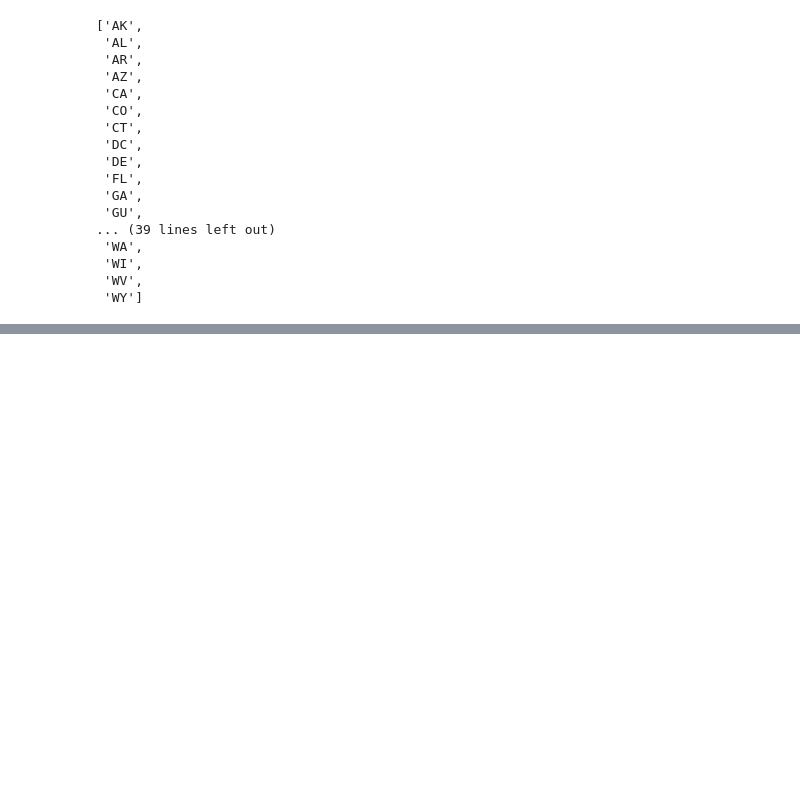
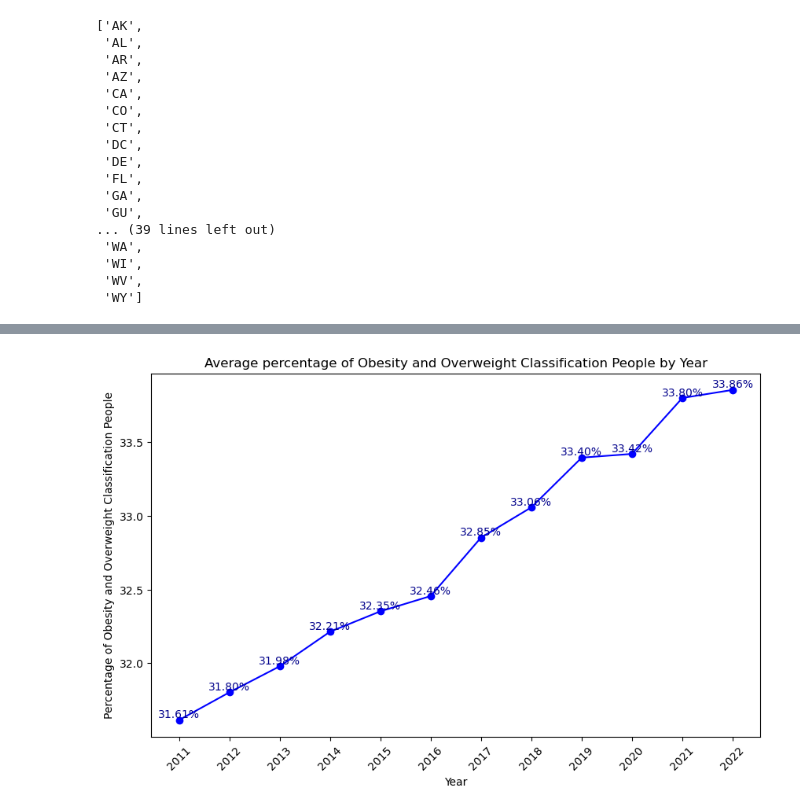
Before and after one commit to ijena/pfas_health_issues, a Jupyter notebook: PFAS_Health_Research/PFAS_Health_Obesity_dataset.ipynb, the cells around one changed output, grey strips where cells are left out. Saved outputs shown, nothing was run; the diff lists cells and outputs as text; code cells hidden in the pictures; blank space fills up the shorter version.

```diff
--- a/PFAS_Health_Research/PFAS_Health_Obesity_dataset.ipynb
+++ b/PFAS_Health_Research/PFAS_Health_Obesity_dataset.ipynb
@@ -103,0 +117,20 @@ for bar in bars:
+# %%
+#filter out the data by year in chronological order
+year_dataset = []
+for year in unique_year:
+    year_dataset.append( brfss_obesity_and_overweight_data[brfss_obesity_and_overweight_data["YearStart"]==year])
+#year_dataset #to print the dataset
+# %%
+#plot the average percentage of obesity and overweight classification people by year
+plt.figure(figsize=(10, 6))
+plt.plot(unique_year, year_weighted_mean, marker='o', linestyle='-', color='b')
+plt.title('Average percentage of Obesity and Overweight Classification People by Year')
+plt.xlabel('Year')
+plt.ylabel('Percentage of Obesity and Overweight Classification People')
+plt.xticks(unique_year, labels=[str(year) for year in unique_year], rotation=45)
+
+# have text for each value
+for i, value in enumerate(year_weighted_mean):
+    plt.text(unique_year[i], value, f'{value:.2f}%', ha='center', va='bottom', color='darkblue')
+# %% [output]
+[figure, added]
```
Also changed, not shown: parts of 6 cells of this notebook.
